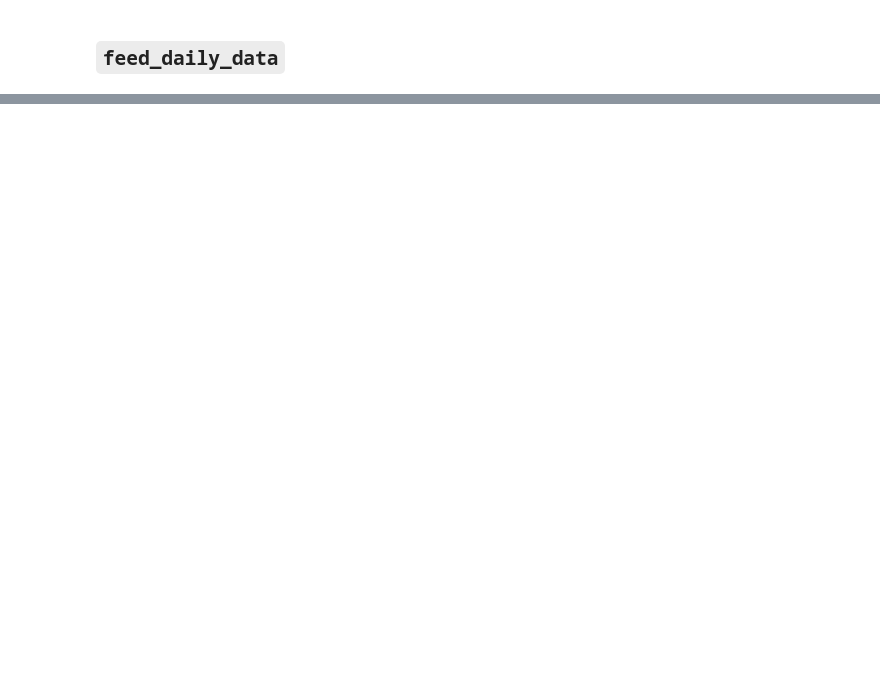
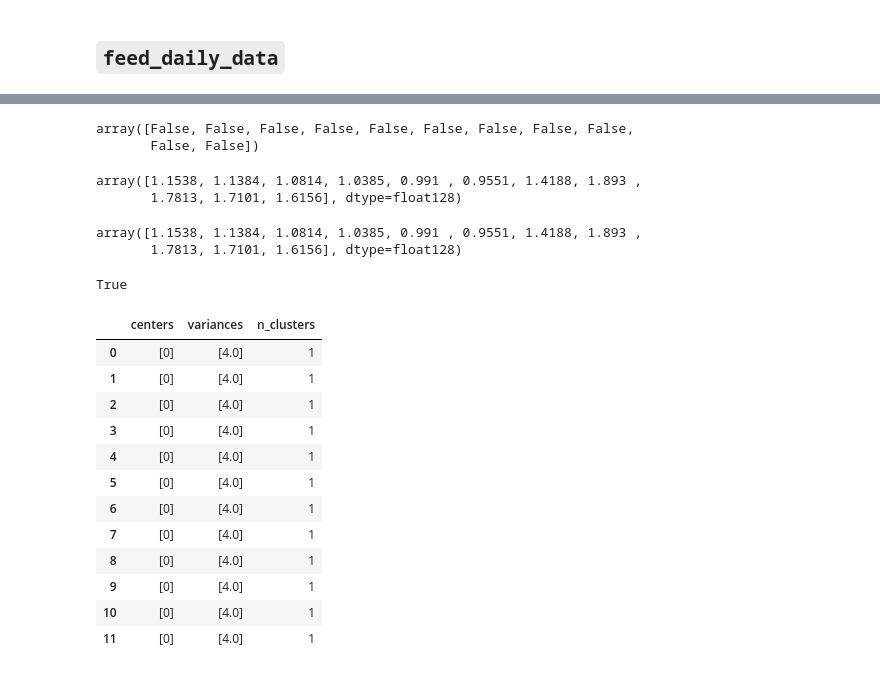
Before and after one commit to Northern125/fuzzy-volatility-modeling, a Jupyter notebook: testing_model.ipynb, the cells around one changed output, grey strips where cells are left out. Saved outputs shown, nothing was run; the diff lists cells and outputs as text; code cells hidden in the pictures; blank space fills up the shorter version.

```diff
--- a/testing_model.ipynb
+++ b/testing_model.ipynb
@@ -283,0 +525,35 @@ TypeError: forecast() takes 1 positional argument but 2 were given
+# %%
+np.array(fvm._rules_outputs_hist)[:, 0].round(4) == np.array(fvm._hist_output).round(4)
+# %% [output]
+array([False, False, False, False, False, False, False, False, False,
+       False, False])
+# %%
+np.array(fvm._rules_outputs_hist, dtype=np.float128)[:, 0].round(4)
+# %% [output]
+array([1.1538, 1.1384, 1.0814, 1.0385, 0.991 , 0.9551, 1.4188, 1.893 ,
+       1.7813, 1.7101, 1.6156], dtype=float128)
+# %%
+np.array(fvm._hist_output, dtype=np.float128).round(4)
+# %% [output]
+array([1.1538, 1.1384, 1.0814, 1.0385, 0.991 , 0.9551, 1.4188, 1.893 ,
+       1.7813, 1.7101, 1.6156], dtype=float128)
+# %%
+(_ == __).all()
+# %% [output]
+True
+# %%
+pd.DataFrame.from_records(fvm._clusters_parameters_hist)
+# %% [output]
+|  | centers | variances | n_clusters |
+| 0 | [0] | [4.0] | 1 |
+| 1 | [0] | [4.0] | 1 |
+| 2 | [0] | [4.0] | 1 |
+| 3 | [0] | [4.0] | 1 |
+| 4 | [0] | [4.0] | 1 |
+| 5 | [0] | [4.0] | 1 |
+| 6 | [0] | [4.0] | 1 |
+| 7 | [0] | [4.0] | 1 |
+| 8 | [0] | [4.0] | 1 |
+| 9 | [0] | [4.0] | 1 |
+| 10 | [0] | [4.0] | 1 |
+| 11 | [0] | [4.0] | 1 |
```
Also changed, not shown: parts of 24 cells of this notebook.
